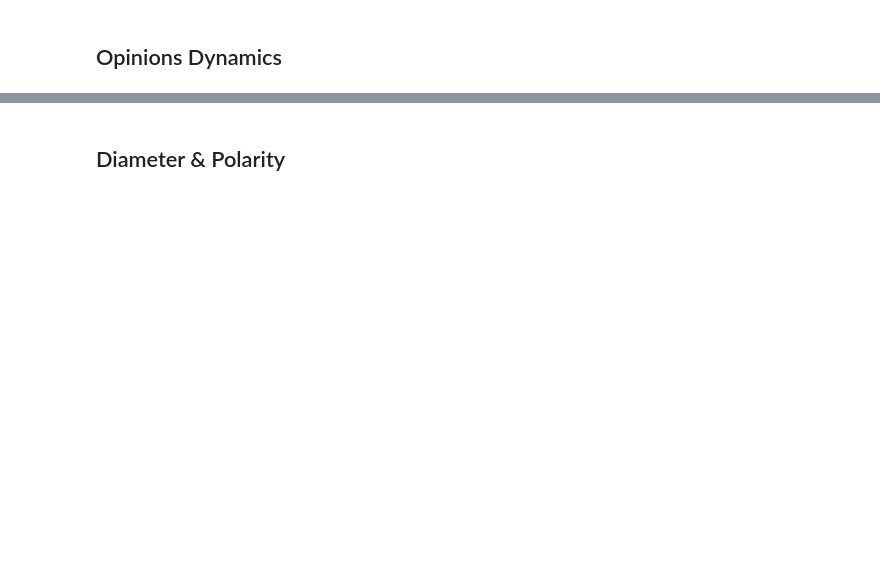
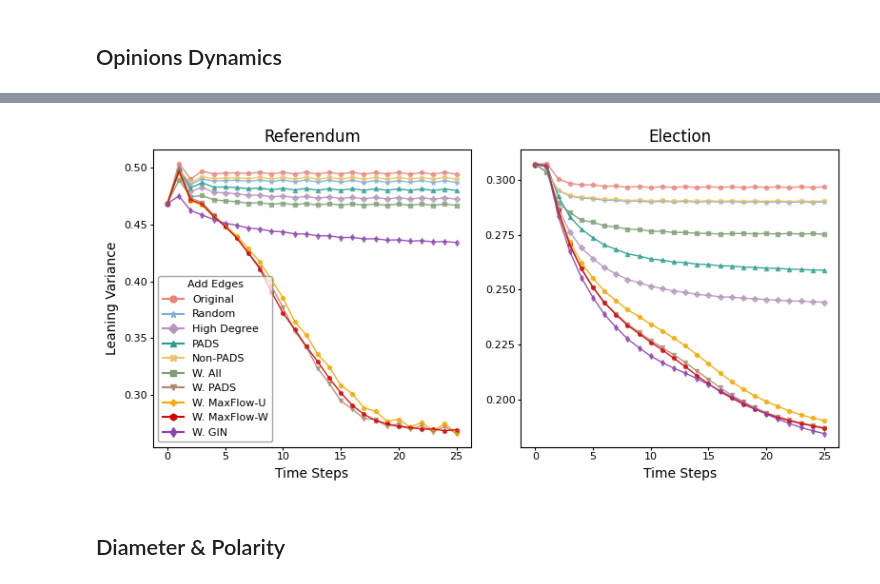
Before and after one commit to zxj0302/PADS, a Jupyter notebook: figures.ipynb, the cells around one changed output, grey strips where cells are left out. Cells and saved outputs as stored; diff of their text form; code cells hidden in the pictures; blank space fills up the shorter version.

```diff
--- a/figures.ipynb
+++ b/figures.ipynb
@@ -136,5 +157,7 @@ plot_opinion_dynamics_reweight(datasets=['Election', 'Referendum_'], save_path=f
 # %%
-plot_opinion_dynamics_connections(datasets=['Referendum_'], save_path='output/figs-theta={theta}/opinion_dynamics/fj_er_connections_test.pdf', ratio=0.1, it=25)
+plot_opinion_dynamics_connections(datasets=['Referendum_', 'Election'], file_path=f'output/results-theta={theta}', save_path=f'output/figs-theta={theta}/opinion_dynamics/connections_fj_re.pdf', it=25, plot_type='variance')
+# %% [output]
+[figure, added]
 # %% [markdown]
 ## Diameter \& Polarity
 # %%
```
Also changed, not shown: parts of 12 cells of this notebook, 8 other files.
